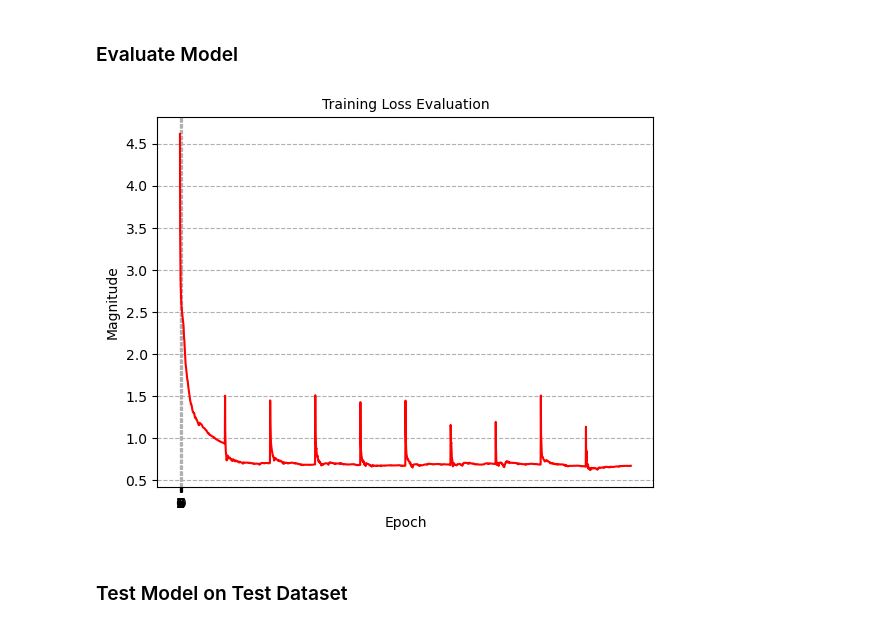
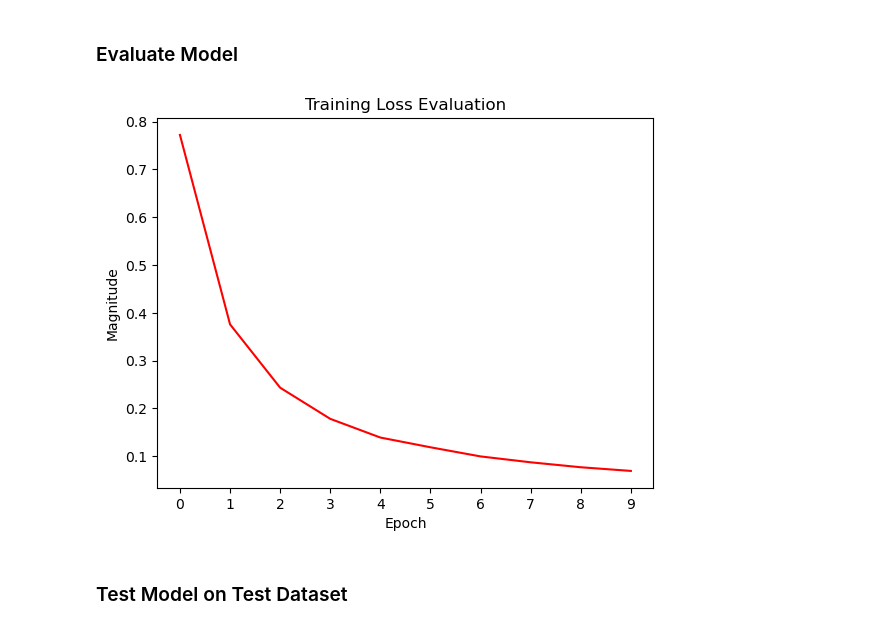
Before and after one commit to IrishMorales/lightweight-cnn-for-bone-metastasis, a Jupyter notebook: bone-metastasis-classification-sample.ipynb, the cells around one changed output. Cells and saved outputs as stored; diff of their text form; code cells hidden in the pictures.

```diff
--- a/bone-metastasis-classification-sample.ipynb
+++ b/bone-metastasis-classification-sample.ipynb
@@ -34 +27,5 @@ classes = (0, 1)
+# %%
+# Dataset and dataloader for training data
+trainset = datasets.ImageFolder(root=r"dataset-sample\train", transform=transform)
+trainloader = DataLoader(trainset, batch_size=batch_size, shuffle=True)
 # %%
@@ -93,9 +102,15 @@ Using cpu device
+# %%
+# Instantiate model
+model = CustomModel()
 # %%
+# Define criterion (function used to compute loss) and optimizer for model
 criterion = nn.CrossEntropyLoss()
 criterion = criterion.to(device)
-optimizer = optim.SGD(net.parameters(), lr=0.001, momentum=0.9)
+optimizer = optim.Adam(model.parameters(), lr=0.001)
 # %% [markdown]
 ### Train Model
 # %%
 epochs = 10
+losses = []
+batch_count = 0
 # %%
@@ -146,17 +163,14 @@ Finished Training
 ### Evaluate Model
 # %%
 # Plot losses
-fig, ax = plt.subplots()
+ax = plt.axes()
 plt.plot(losses, color='red')
-plt.title('Training Loss Evaluation', fontsize=10)
+plt.title('Training Loss Evaluation')
 ax.set_xticks([x for x in range(epochs)])
-ax.set_xticklabels([x for x in range(epochs)])
-
-ax.grid(True, linestyle='--')
-plt.xlabel('Epoch', fontsize=10)
-plt.ylabel('Magnitude', fontsize=10)
+plt.xlabel('Epoch')
+plt.ylabel('Magnitude')
 plt.show()
 # %% [output]
-[figure, old version]
+[figure, new version]
 # %% [markdown]
 ### Test Model on Test Dataset
```
Also changed, not shown: parts of 14 cells of this notebook.
